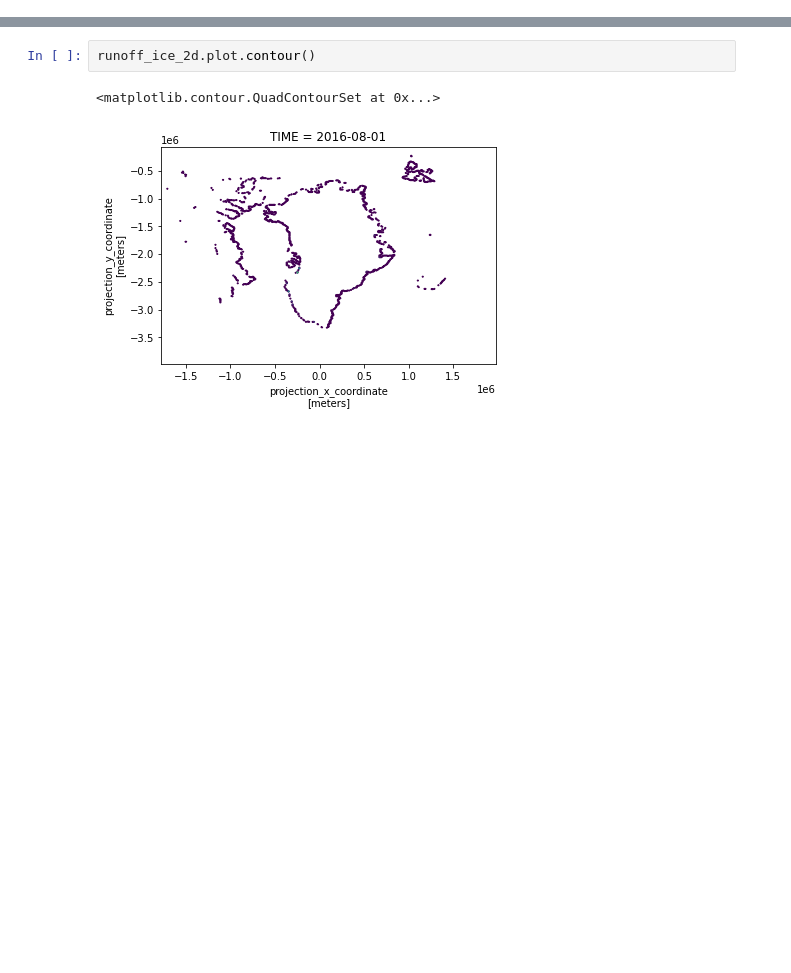
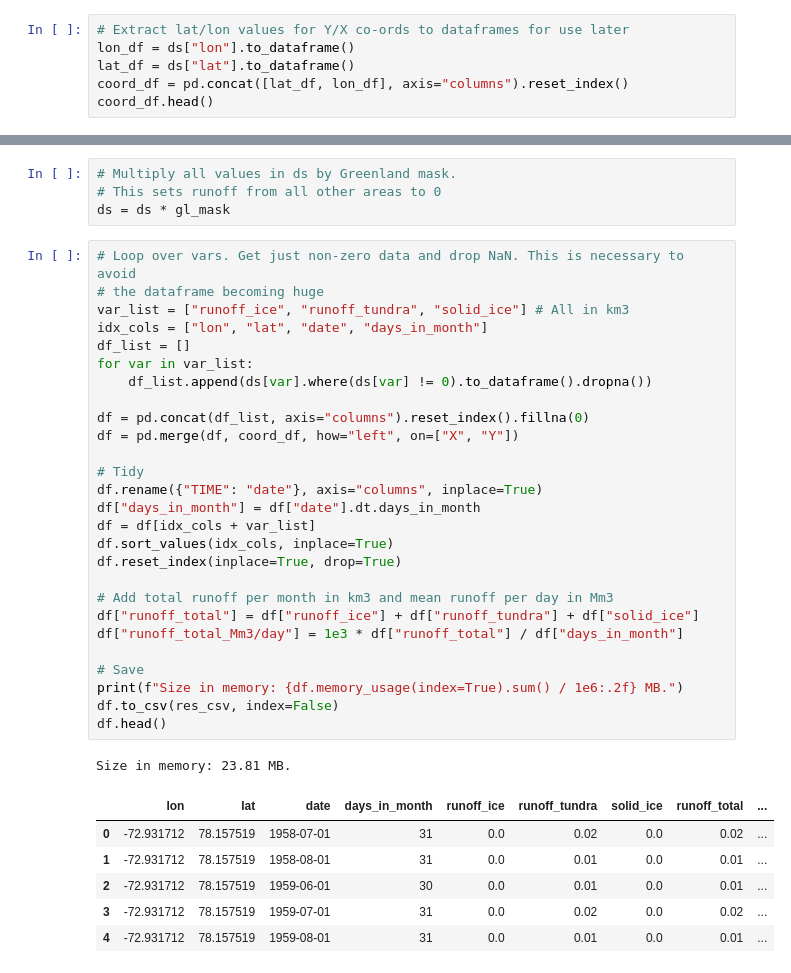
Before and after one commit to NIVANorge/BEST-Siberian, a Jupyter notebook: code/05_greenland_ice_melt.ipynb, the cells around one changed output, grey strips where cells are left out. Saved outputs shown, nothing was run; the diff lists cells and outputs as text; blank space fills up the shorter version.

```diff
--- a/code/05_greenland_ice_melt.ipynb
+++ b/code/05_greenland_ice_melt.ipynb
@@ -46,0 +63,6 @@ runoff_ice_2d.plot()
+# %%
+# Extract lat/lon values for Y/X co-ords to dataframes for use later
+lon_df = ds["lon"].to_dataframe()
+lat_df = ds["lat"].to_dataframe()
+coord_df = pd.concat([lat_df, lon_df], axis="columns").reset_index()
+coord_df.head()
@@ -47,5 +80,39 @@ runoff_ice_2d.plot()
+# %%
+# Multiply all values in ds by Greenland mask.
+# This sets runoff from all other areas to 0
+ds = ds * gl_mask
 # %%
-runoff_ice_2d.plot.contour()
+# Loop over vars. Get just non-zero data and drop NaN. This is necessary to avoid
+# the dataframe becoming huge
+var_list = ["runoff_ice", "runoff_tundra", "solid_ice"] # All in km3
+idx_cols = ["lon", "lat", "date", "days_in_month"]
+df_list = []
+for var in var_list:
+    df_list.append(ds[var].where(ds[var] != 0).to_dataframe().dropna())
+
+df = pd.concat(df_list, axis="columns").reset_index().fillna(0)
+df = pd.merge(df, coord_df, how="left", on=["X", "Y"])
+
+# Tidy
+df.rename({"TIME": "date"}, axis="columns", inplace=True)
+df["days_in_month"] = df["date"].dt.days_in_month
+df = df[idx_cols + var_list]
+df.sort_values(idx_cols, inplace=True)
+df.reset_index(inplace=True, drop=True)
+
+# Add total runoff per month in km3 and mean runoff per day in Mm3
+df["runoff_total"] = df["runoff_ice"] + df["runoff_tundra"] + df["solid_ice"]
+df["runoff_total_Mm3/day"] = 1e3 * df["runoff_total"] / df["days_in_month"]
+
+# Save
+print(f"Size in memory: {df.memory_usage(index=True).sum() / 1e6:.2f} MB.")
+df.to_csv(res_csv, index=False)
+df.head()
 # %% [output]
-<matplotlib.contour.QuadContourSet at 0x...>
+Size in memory: 23.81 MB.
-[figure, removed]
+|  | lon | lat | date | days_in_month | runoff_ice | runoff_tundra | solid_ice | runoff_total | ... |
+| 0 | -72.931712 | 78.157519 | 1958-07-01 | 31 | 0.0 | 0.02 | 0.0 | 0.02 | ... |
+| 1 | -72.931712 | 78.157519 | 1958-08-01 | 31 | 0.0 | 0.01 | 0.0 | 0.01 | ... |
+| 2 | -72.931712 | 78.157519 | 1959-06-01 | 30 | 0.0 | 0.01 | 0.0 | 0.01 | ... |
+| 3 | -72.931712 | 78.157519 | 1959-07-01 | 31 | 0.0 | 0.02 | 0.0 | 0.02 | ... |
+| 4 | -72.931712 | 78.157519 | 1959-08-01 | 31 | 0.0 | 0.01 | 0.0 | 0.01 | ... |
```
Also changed, not shown: parts of 14 cells of this notebook.
